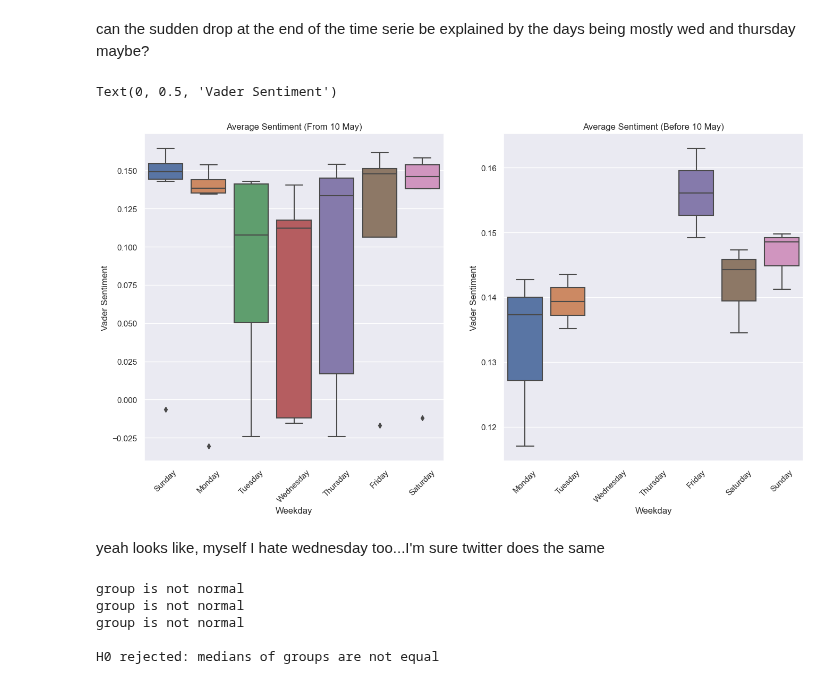
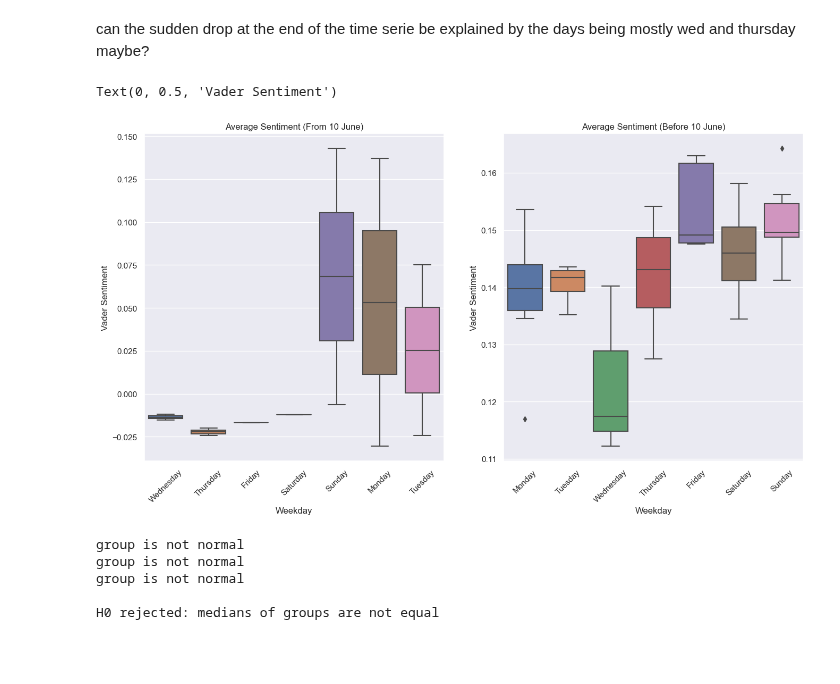
Before and after one commit to alexCCTcollege/CA2, a Jupyter notebook: EDA.ipynb, the cells around one changed output. Drawn from its saved outputs; the diff is of its cells as text; code cells hidden in the pictures; blank space fills up the shorter version.

```diff
--- a/EDA.ipynb
+++ b/EDA.ipynb
@@ -328,20 +328,18 @@ can the sudden drop at the end of the time serie be explained by the days being
 # %%
 fig, axes = plt.subplots(1, 2, figsize=(16, 8))
 
-sns.boxplot(data=data['2009-05-10':], x='Weekday', y='score_V', ax=axes[0])
-axes[0].set_title('Average Sentiment (From 10 May)')
+sns.boxplot(data=data['2009-06-10':], x='Weekday', y='score_V', ax=axes[0])
+axes[0].set_title('Average Sentiment (From 10 June)')
 axes[0].set_xticklabels(axes[0].get_xticklabels(), rotation=45)  # Rotate x-axis labels
 axes[0].set_ylabel('Vader Sentiment')
 
-sns.boxplot(data=data[:'2009-05-10'], x='Weekday', y='score_V', ax=axes[1])
-axes[1].set_title('Average Sentiment (Before 10 May)')
+sns.boxplot(data=data[:'2009-06-10'], x='Weekday', y='score_V', ax=axes[1])
+axes[1].set_title('Average Sentiment (Before 10 June)')
 axes[1].set_xticklabels(axes[1].get_xticklabels(), rotation=45)  # Rotate x-axis labels
 axes[1].set_ylabel('Vader Sentiment')
 # %% [output]
 Text(0, 0.5, 'Vader Sentiment')
-[figure, old version]
+[figure, new version]
-# %% [markdown]
-yeah looks like, myself I hate wednesday too...I'm sure twitter does the same
 # %%
 #one way anova just in case
 
```
Also changed, not shown: 4 other files.
